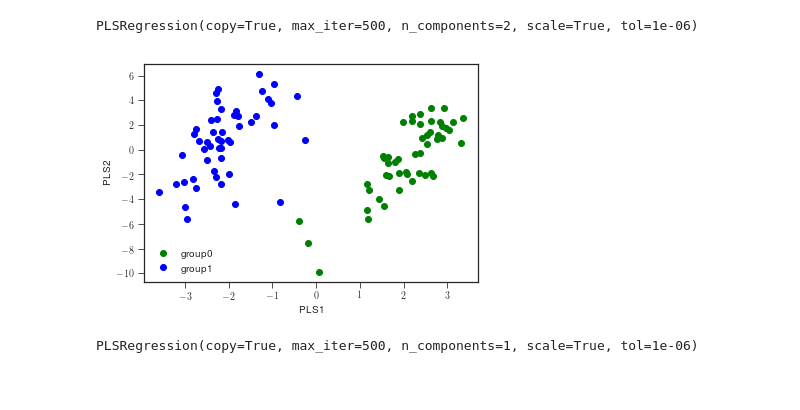
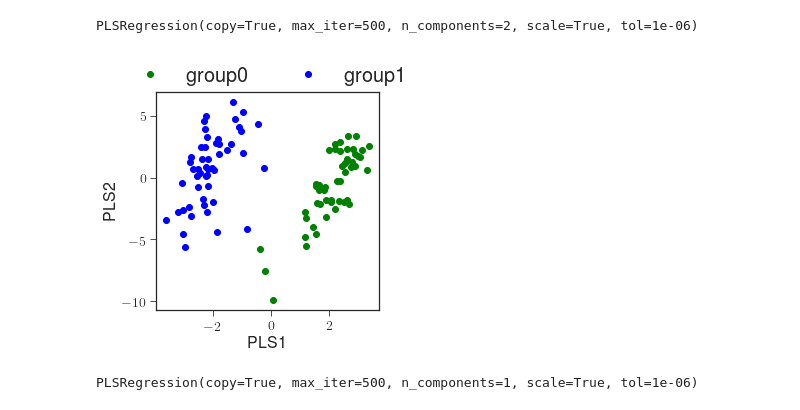
Before and after one commit to mortonjt/pls-balances, a Jupyter notebook: pls_balances/ipynb/simulation.ipynb, the cells around one changed output. Saved outputs shown, nothing was run; the diff lists cells and outputs as text; code cells hidden in the pictures; blank space fills up the shorter version.

```diff
--- a/pls_balances/ipynb/simulation.ipynb
+++ b/pls_balances/ipynb/simulation.ipynb
@@ -141,18 +148,21 @@ rfc.fit(X=ctable.values, Y=metadata.Group)
 # %% [output]
 PLSRegression(copy=True, max_iter=500, n_components=2, scale=True, tol=1e-06)
 # %%
-fig = plt.figure()
+fig, ax = plt.subplots(figsize=(4, 4))
 
 midx = (metadata.Group==0).values
 lidx = (metadata.Group==1).values
-plt.plot(rfc.x_scores_[midx, 0], rfc.x_scores_[midx, 1], 'og', label='group0')
-plt.plot(rfc.x_scores_[lidx, 0], rfc.x_scores_[lidx, 1], 'ob', label='group1')
-plt.xlabel('PLS1')
-plt.ylabel('PLS2')
-plt.legend(loc=3)
+ax.plot(rfc.x_scores_[midx, 0], rfc.x_scores_[midx, 1], 'og', label='group0')
+ax.plot(rfc.x_scores_[lidx, 0], rfc.x_scores_[lidx, 1], 'ob', label='group1')
+ax.set_xlabel('PLS1', fontsize=16)
+ax.set_ylabel('PLS2', fontsize=16)
+#ax.legend(loc=3, fontsize=16)
+ax.legend(loc='upper center', bbox_to_anchor=(0.5, 1.2),
+          ncol=2, fontsize=20)
+ax.tick_params(labelsize=14)
 fig.savefig('../results/figures/figure_1c.pdf')
 # %% [output]
-[figure, old version]
+[figure, new version]
 # %%
 rfc = PLSRegression(n_components=1)
 rfc.fit(X=ctable.values, Y=metadata.Group==0)
```
Also changed, not shown: parts of 7 cells of this notebook, 3 other files.
